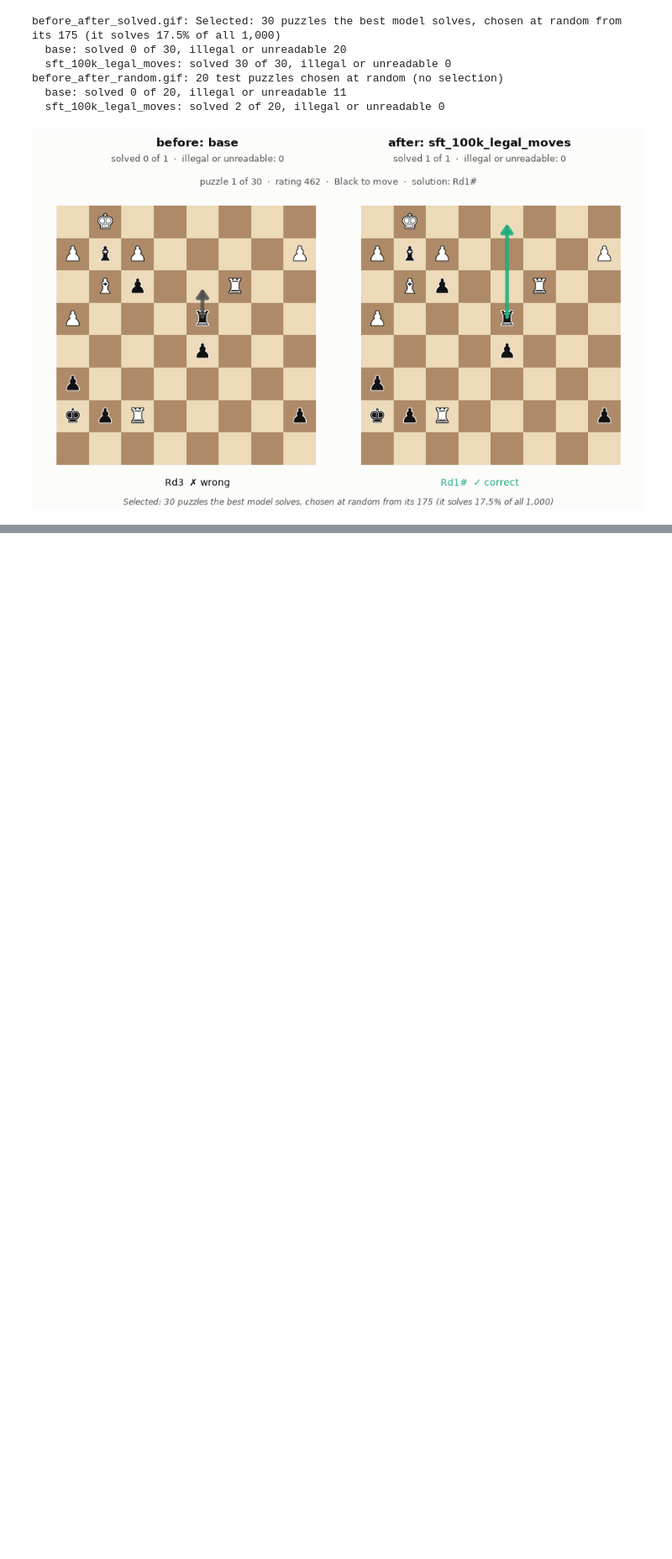
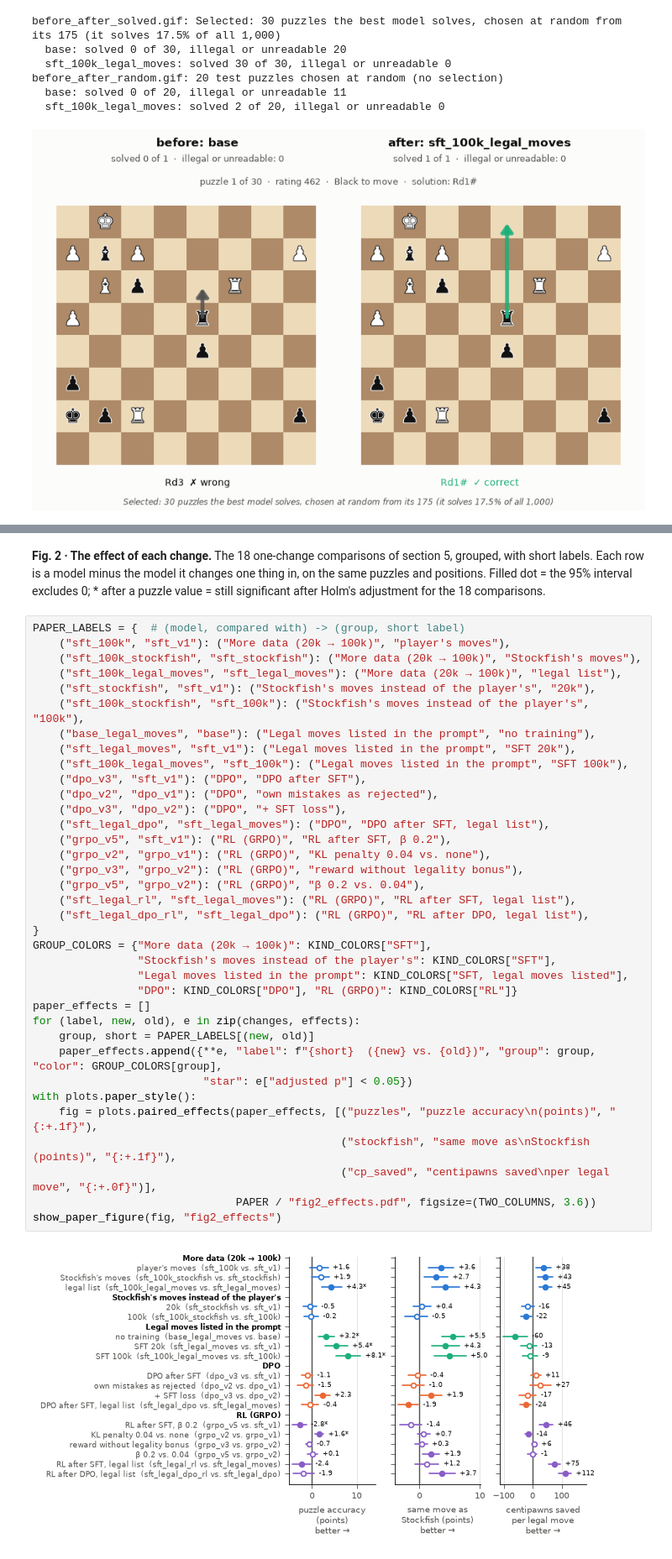
Before and after one commit to adrianapsay/chess-post-training, a Jupyter notebook: notebooks/16_final_comparison.ipynb, the cells around one changed output, grey strips where cells are left out. Shown at 84% size. Saved outputs shown, nothing was run; the diff lists cells and outputs as text; blank space fills up the shorter version.

```diff
--- a/notebooks/16_final_comparison.ipynb
+++ b/notebooks/16_final_comparison.ipynb
@@ -584,0 +739,40 @@ before_after_random.gif: 20 test puzzles chosen at random (no selection)
+# %% [markdown]
+**Fig. 2 · The effect of each change.** The 18 one-change comparisons of section 5, grouped, with short labels. Each row is a model minus the model it changes one thing in, on the same puzzles and positions. Filled dot = the 95% interval excludes 0; \* after a puzzle value = still significant after Holm's adjustment for the 18 comparisons.
+# %%
+PAPER_LABELS = {  # (model, compared with) -> (group, short label)
+    ("sft_100k", "sft_v1"): ("More data (20k → 100k)", "player's moves"),
+    ("sft_100k_stockfish", "sft_stockfish"): ("More data (20k → 100k)", "Stockfish's moves"),
+    ("sft_100k_legal_moves", "sft_legal_moves"): ("More data (20k → 100k)", "legal list"),
+    ("sft_stockfish", "sft_v1"): ("Stockfish's moves instead of the player's", "20k"),
+    ("sft_100k_stockfish", "sft_100k"): ("Stockfish's moves instead of the player's", "100k"),
+    ("base_legal_moves", "base"): ("Legal moves listed in the prompt", "no training"),
+    ("sft_legal_moves", "sft_v1"): ("Legal moves listed in the prompt", "SFT 20k"),
+    ("sft_100k_legal_moves", "sft_100k"): ("Legal moves listed in the prompt", "SFT 100k"),
+    ("dpo_v3", "sft_v1"): ("DPO", "DPO after SFT"),
+    ("dpo_v2", "dpo_v1"): ("DPO", "own mistakes as rejected"),
+    ("dpo_v3", "dpo_v2"): ("DPO", "+ SFT loss"),
+    ("sft_legal_dpo", "sft_legal_moves"): ("DPO", "DPO after SFT, legal list"),
+    ("grpo_v5", "sft_v1"): ("RL (GRPO)", "RL after SFT, β 0.2"),
+    ("grpo_v2", "grpo_v1"): ("RL (GRPO)", "KL penalty 0.04 vs. none"),
+    ("grpo_v3", "grpo_v2"): ("RL (GRPO)", "reward without legality bonus"),
+    ("grpo_v5", "grpo_v2"): ("RL (GRPO)", "β 0.2 vs. 0.04"),
+    ("sft_legal_rl", "sft_legal_moves"): ("RL (GRPO)", "RL after SFT, legal list"),
+    ("sft_legal_dpo_rl", "sft_legal_dpo"): ("RL (GRPO)", "RL after DPO, legal list"),
+}
+GROUP_COLORS = {"More data (20k → 100k)": KIND_COLORS["SFT"],
+                "Stockfish's moves instead of the player's": KIND_COLORS["SFT"],
+                "Legal moves listed in the prompt": KIND_COLORS["SFT, legal moves listed"],
+                "DPO": KIND_COLORS["DPO"], "RL (GRPO)": KIND_COLORS["RL"]}
+paper_effects = []
+for (label, new, old), e in zip(changes, effects):
+    group, short = PAPER_LABELS[(new, old)]
+    paper_effects.append({**e, "label": f"{short}  ({new} vs. {old})", "group": group, "color": GROUP_COLORS[group],
+                          "star": e["adjusted p"] < 0.05})
+with plots.paper_style():
+    fig = plots.paired_effects(paper_effects, [("puzzles", "puzzle accuracy\n(points)", "{:+.1f}"),
+                                               ("stockfish", "same move as\nStockfish (points)", "{:+.1f}"),
+                                               ("cp_saved", "centipawns saved\nper legal move", "{:+.0f}")],
+                               PAPER / "fig2_effects.pdf", figsize=(TWO_COLUMNS, 3.6))
+show_paper_figure(fig, "fig2_effects")
+# %% [output]
+[figure, added]
```
Also changed, not shown: parts of 18 cells of this notebook, 20 other files.
